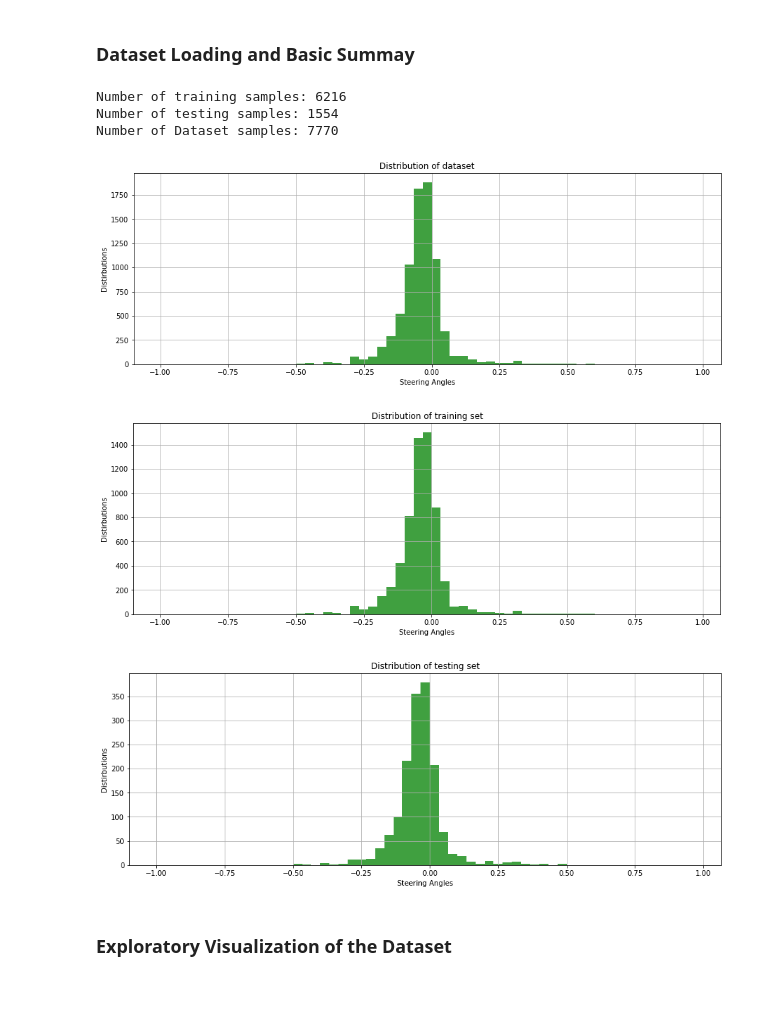
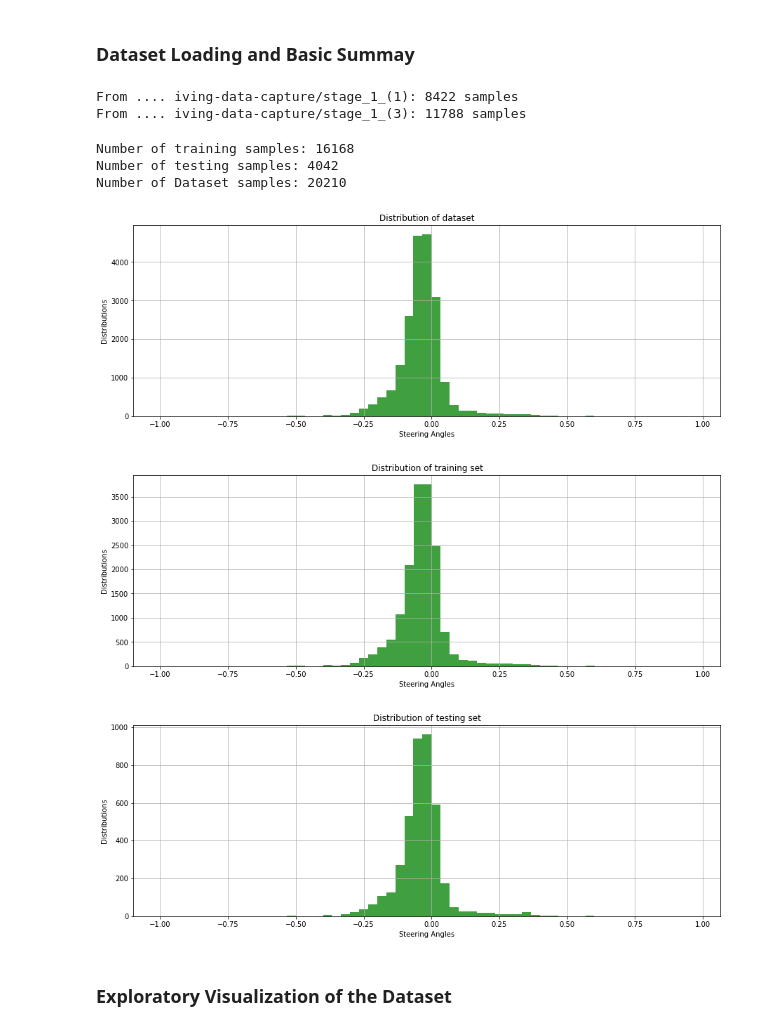
Before and after one commit to JohnBetaCode/CarND-P4-Behavioral_Cloning, a Jupyter notebook: CarND-P4-Behavioral_Cloning.ipynb, the cells around one changed output. Saved outputs shown, nothing was run; the diff lists cells and outputs as text; code cells hidden in the pictures; blank space fills up the shorter version.

```diff
--- a/CarND-P4-Behavioral_Cloning.ipynb
+++ b/CarND-P4-Behavioral_Cloning.ipynb
@@ -52,36 +44,43 @@ EPOCHS = 50 # NUmber of epochs for traings process
 ### Dataset Loading and Basic Summay
 # %%
 # Define paths
-dataset_path = "self-driving-data-capture/stage_1_03312019"
-csv_path = os.path.join(dataset_path, "driving_log.csv")
+dataset_paths = [
+    "self-driving-data-capture/stage_1_(1)",
+#     "self-driving-data-capture/stage_1_(2)",
+    "self-driving-data-capture/stage_1_(3)"
+    ]
 
 # Load dataset
-data = load_dataset(csv_path)
+data = load_dataset(dataset_paths,  "driving_log.csv")
+data = shuffle(data)
 
 # Separate samples for training and testing process
 train_samples, validation_samples = train_test_split(data, test_size=0.2)
+# %% [output]
+From .... iving-data-capture/stage_1_(1): 8422 samples
+From .... iving-data-capture/stage_1_(3): 11788 samples
 # %%
 # Print dataset information
 print("Number of training samples: {}".format(len(train_samples))) # Number of training examples
 print("Number of testing samples: {}".format(len(validation_samples))) # Number of testing examples
 print("Number of Dataset samples: {}".format(len(data))) # Number of training examples
 
 # Plot dataset distribution
 y_data_raw = np.asarray([data[idx]["steering"] for idx in range(len(data))])
-plot_data_distribution(y_data_raw, scfc=30, graph_name="Distribution of dataset", "writeup_files/dataset_stee_angles.png")
+plot_data_distribution(y_data_raw, scfc=30, graph_name="Distribution of dataset", save_name="writeup_files/dataset_stee_angles.png")
 
 # Plot dataset distribution
 y_train_raw = np.asarray([train_samples[idx]["steering"] for idx in range(len(train_samples))])
-plot_data_distribution(y_train_raw, scfc=30, graph_name="Distribution of training set", "writeup_files/training_stee_angles.png")
+plot_data_distribution(y_train_raw, scfc=30, graph_name="Distribution of training set",  save_name="writeup_files/training_stee_angles.png")
 
 # Plot dataset distribution
 y_test_raw = np.asarray([validation_samples[idx]["steering"] for idx in range(len(validation_samples))])
-plot_data_distribution(y_test_raw, scfc=30, graph_name="Distribution of testing set", "writeup_files/testing_stee_angles.png")
+plot_data_distribution(y_test_raw, scfc=30, graph_name="Distribution of testing set",  save_name="writeup_files/testing_stee_angles.png")
 # %% [output]
-Number of training samples: 6216
-Number of testing samples: 1554
-Number of Dataset samples: 7770
+Number of training samples: 16168
+Number of testing samples: 4042
+Number of Dataset samples: 20210
-[figure, old version]
+[figure, new version]
-[figure, old version]
+[figure, new version]
-[figure, old version]
+[figure, new version]
 # %%
```
Also changed, not shown: parts of 11 cells of this notebook, 20 other files.
